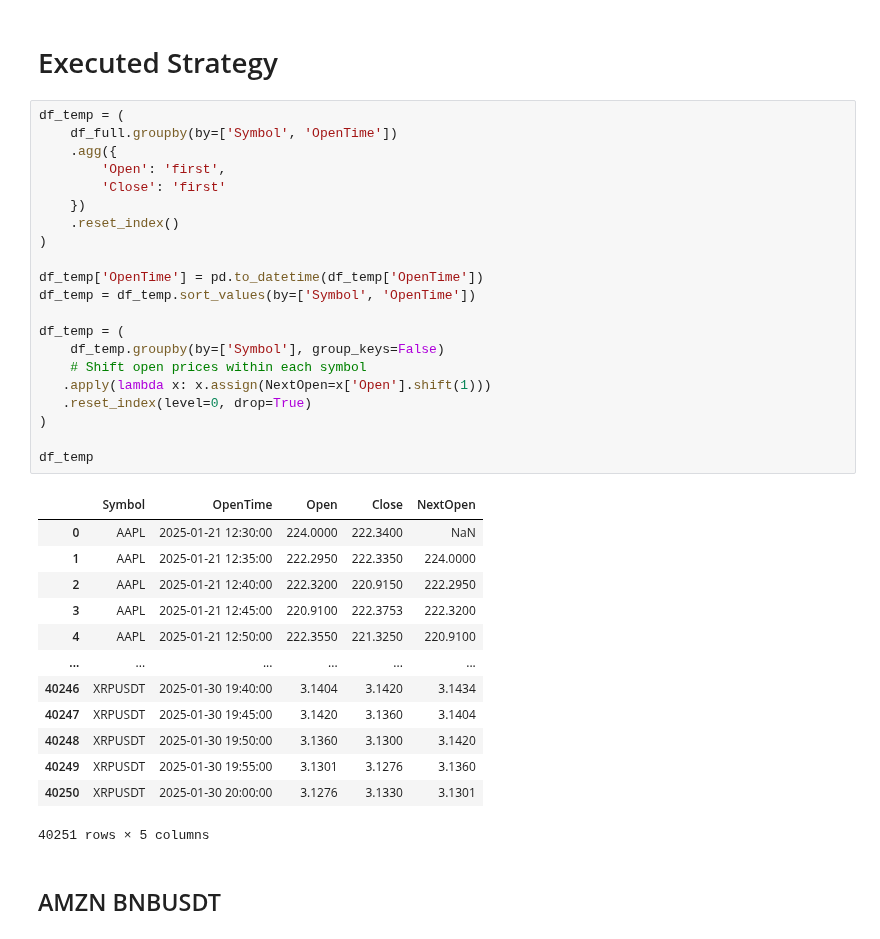
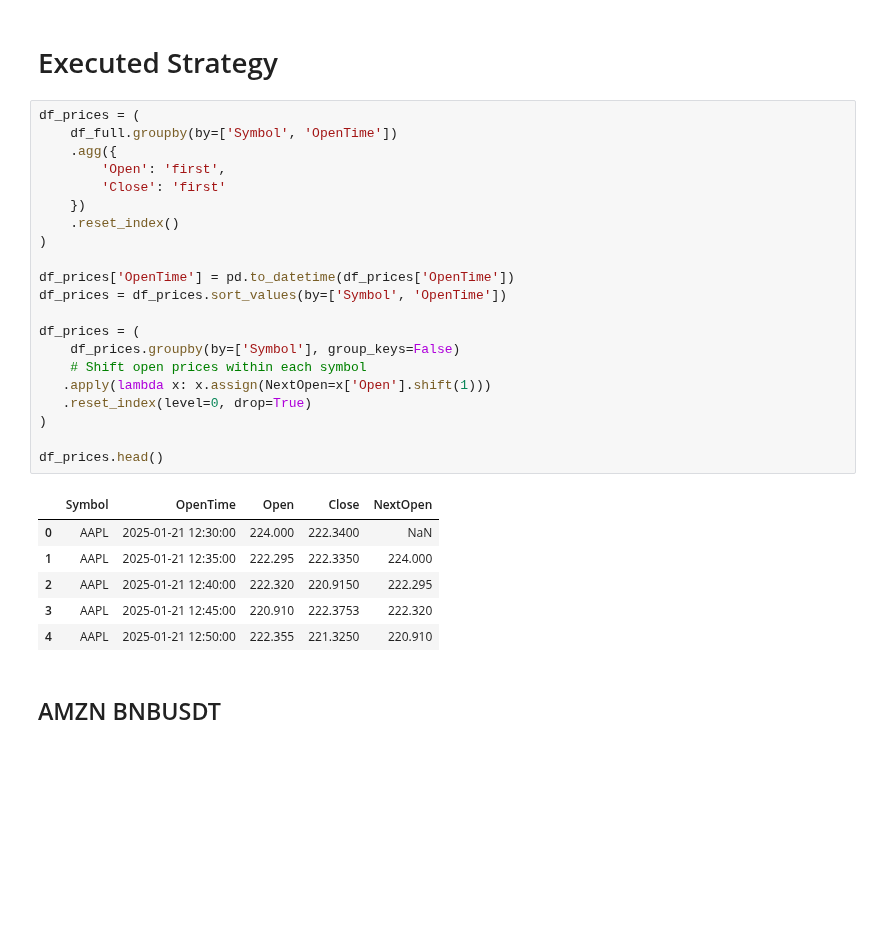
Before and after one commit to nite4/mscfe-masters-project, a Jupyter notebook: src/run_strategy.ipynb, the cells around one changed output. Cells and saved outputs as stored; diff of their text form; blank space fills up the shorter version.

```diff
--- a/src/run_strategy.ipynb
+++ b/src/run_strategy.ipynb
@@ -839,40 +234,33 @@ plt.show()
 # %% [markdown]
 # Executed Strategy
 # %%
-df_temp = (
+df_prices = (
     df_full.groupby(by=['Symbol', 'OpenTime'])
     .agg({
         'Open': 'first',
         'Close': 'first'
     })
     .reset_index()
 )
 
-df_temp['OpenTime'] = pd.to_datetime(df_temp['OpenTime'])
-df_temp = df_temp.sort_values(by=['Symbol', 'OpenTime'])
+df_prices['OpenTime'] = pd.to_datetime(df_prices['OpenTime'])
+df_prices = df_prices.sort_values(by=['Symbol', 'OpenTime'])
 
-df_temp = (
-    df_temp.groupby(by=['Symbol'], group_keys=False)
+df_prices = (
+    df_prices.groupby(by=['Symbol'], group_keys=False)
     # Shift open prices within each symbol
    .apply(lambda x: x.assign(NextOpen=x['Open'].shift(1)))
    .reset_index(level=0, drop=True)
 )
 
-df_temp
+df_prices.head()
 # %% [output]
 |  | Symbol | OpenTime | Open | Close | NextOpen |
-| 0 | AAPL | 2025-01-21 12:30:00 | 224.0000 | 222.3400 | NaN |
-| 1 | AAPL | 2025-01-21 12:35:00 | 222.2950 | 222.3350 | 224.0000 |
-| 2 | AAPL | 2025-01-21 12:40:00 | 222.3200 | 220.9150 | 222.2950 |
-| 3 | AAPL | 2025-01-21 12:45:00 | 220.9100 | 222.3753 | 222.3200 |
-| 4 | AAPL | 2025-01-21 12:50:00 | 222.3550 | 221.3250 | 220.9100 |
-| ... | ... | ... | ... | ... | ... |
-| 40246 | XRPUSDT | 2025-01-30 19:40:00 | 3.1404 | 3.1420 | 3.1434 |
-| 40247 | XRPUSDT | 2025-01-30 19:45:00 | 3.1420 | 3.1360 | 3.1404 |
-| 40248 | XRPUSDT | 2025-01-30 19:50:00 | 3.1360 | 3.1300 | 3.1420 |
-| 40249 | XRPUSDT | 2025-01-30 19:55:00 | 3.1301 | 3.1276 | 3.1360 |
-| 40250 | XRPUSDT | 2025-01-30 20:00:00 | 3.1276 | 3.1330 | 3.1301 |
+| 0 | AAPL | 2025-01-21 12:30:00 | 224.000 | 222.3400 | NaN |
+| 1 | AAPL | 2025-01-21 12:35:00 | 222.295 | 222.3350 | 224.000 |
+| 2 | AAPL | 2025-01-21 12:40:00 | 222.320 | 220.9150 | 222.295 |
+| 3 | AAPL | 2025-01-21 12:45:00 | 220.910 | 222.3753 | 222.320 |
+| 4 | AAPL | 2025-01-21 12:50:00 | 222.355 | 221.3250 | 220.910 |
-40251 rows × 5 columns
 # %% [markdown]
 ## AMZN BNBUSDT
 # %%
```
Also changed, not shown: parts of 29 cells of this notebook, 3 other files.
